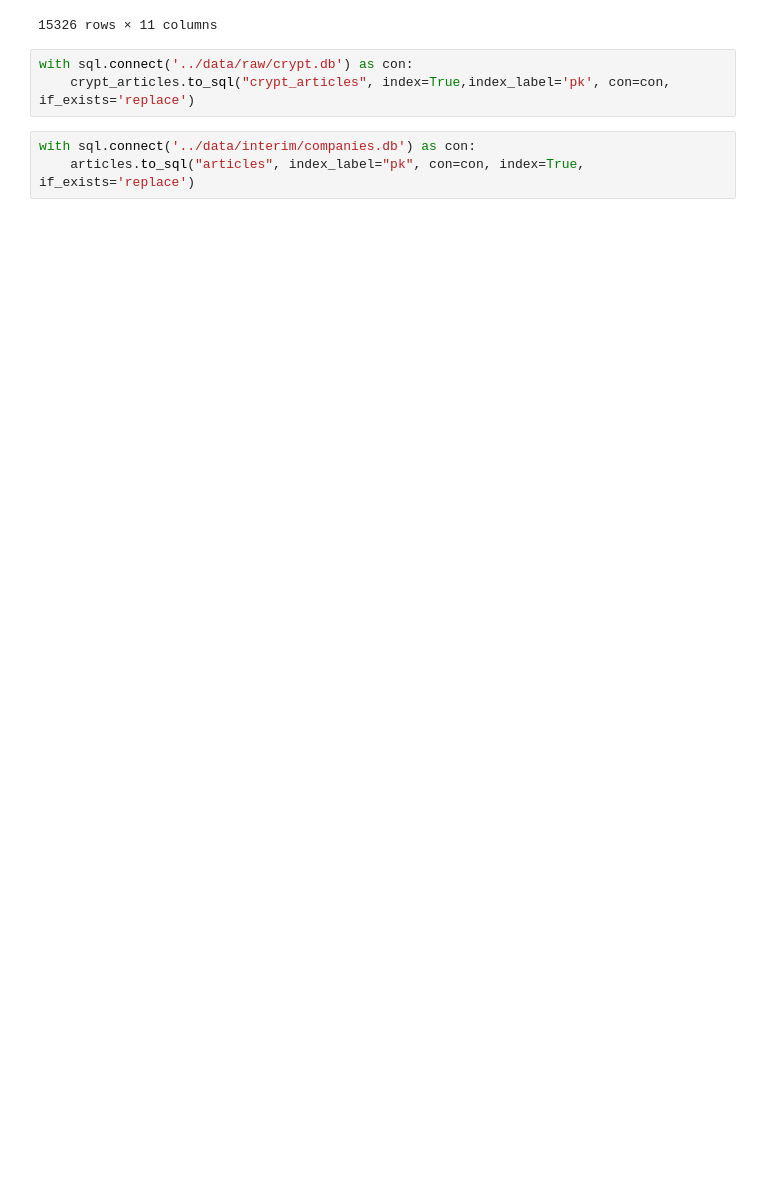
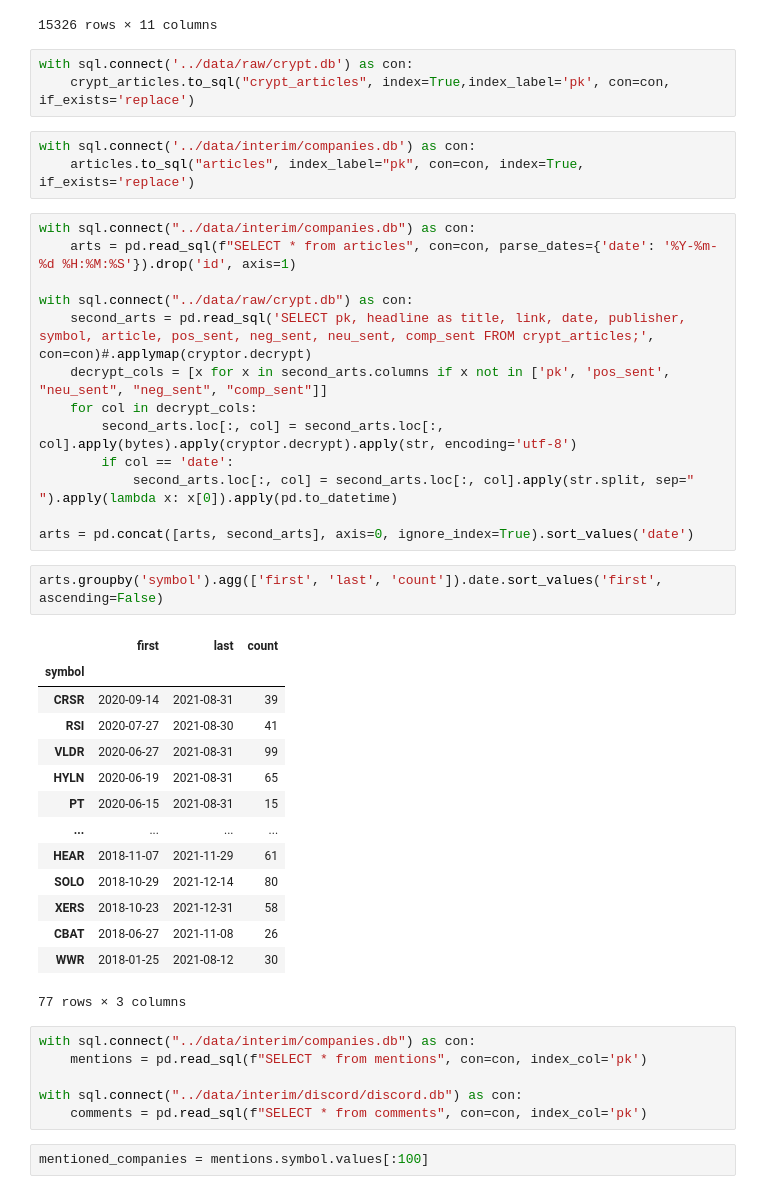
Before and after one commit to kyle-rgb/Discord_Project, a Jupyter notebook: notebooks/Data_Cleaning.ipynb, the cells around one changed output. Drawn from its saved outputs; the diff is of its cells as text; blank space fills up the shorter version.

```diff
--- a/notebooks/Data_Cleaning.ipynb
+++ b/notebooks/Data_Cleaning.ipynb
@@ -3604,3 +3604,41 @@ with sql.connect('../data/raw/crypt.db') as con:
 # %%
 with sql.connect('../data/interim/companies.db') as con:
     articles.to_sql("articles", index_label="pk", con=con, index=True, if_exists='replace')
+# %%
+with sql.connect("../data/interim/companies.db") as con:
+    arts = pd.read_sql(f"SELECT * from articles", con=con, parse_dates={'date': '%Y-%m-%d %H:%M:%S'}).drop('id', axis=1)
+
+with sql.connect("../data/raw/crypt.db") as con:
+    second_arts = pd.read_sql('SELECT pk, headline as title, link, date, publisher, symbol, article, pos_sent, neg_sent, neu_sent, comp_sent FROM crypt_articles;', con=con)#.applymap(cryptor.decrypt)
+    decrypt_cols = [x for x in second_arts.columns if x not in ['pk', 'pos_sent', "neu_sent", "neg_sent", "comp_sent"]]
+    for col in decrypt_cols:
+        second_arts.loc[:, col] = second_arts.loc[:, col].apply(bytes).apply(cryptor.decrypt).apply(str, encoding='utf-8')
+        if col == 'date':
+            second_arts.loc[:, col] = second_arts.loc[:, col].apply(str.split, sep=" ").apply(lambda x: x[0]).apply(pd.to_datetime)
+
+arts = pd.concat([arts, second_arts], axis=0, ignore_index=True).sort_values('date')
+# %%
+arts.groupby('symbol').agg(['first', 'last', 'count']).date.sort_values('first', ascending=False)
+# %% [output]
+|  | first | last | count |
+| symbol |  |  |  |
+| CRSR | 2020-09-14 | 2021-08-31 | 39 |
+| RSI | 2020-07-27 | 2021-08-30 | 41 |
+| VLDR | 2020-06-27 | 2021-08-31 | 99 |
+| HYLN | 2020-06-19 | 2021-08-31 | 65 |
+| PT | 2020-06-15 | 2021-08-31 | 15 |
+| ... | ... | ... | ... |
+| HEAR | 2018-11-07 | 2021-11-29 | 61 |
+| SOLO | 2018-10-29 | 2021-12-14 | 80 |
+| XERS | 2018-10-23 | 2021-12-31 | 58 |
+| CBAT | 2018-06-27 | 2021-11-08 | 26 |
+| WWR | 2018-01-25 | 2021-08-12 | 30 |
+77 rows × 3 columns
+# %%
+with sql.connect("../data/interim/companies.db") as con:
+    mentions = pd.read_sql(f"SELECT * from mentions", con=con, index_col='pk')
+
+with sql.connect("../data/interim/discord/discord.db") as con:
+    comments = pd.read_sql(f"SELECT * from comments", con=con, index_col='pk')
+# %%
+mentioned_companies = mentions.symbol.values[:100]
```
Also changed, not shown: parts of 11 cells of this notebook, 10 other files.
